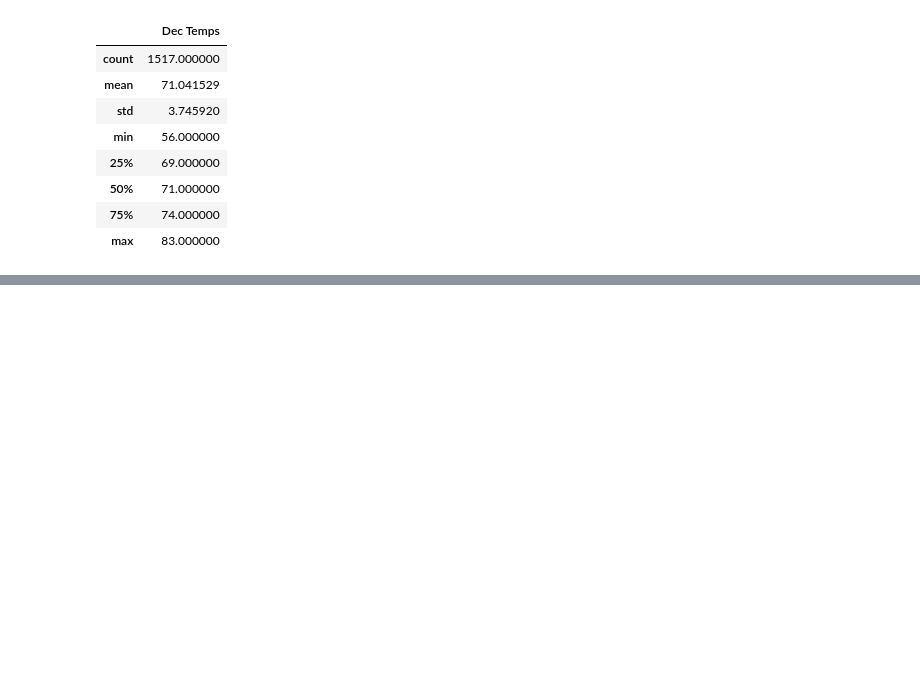
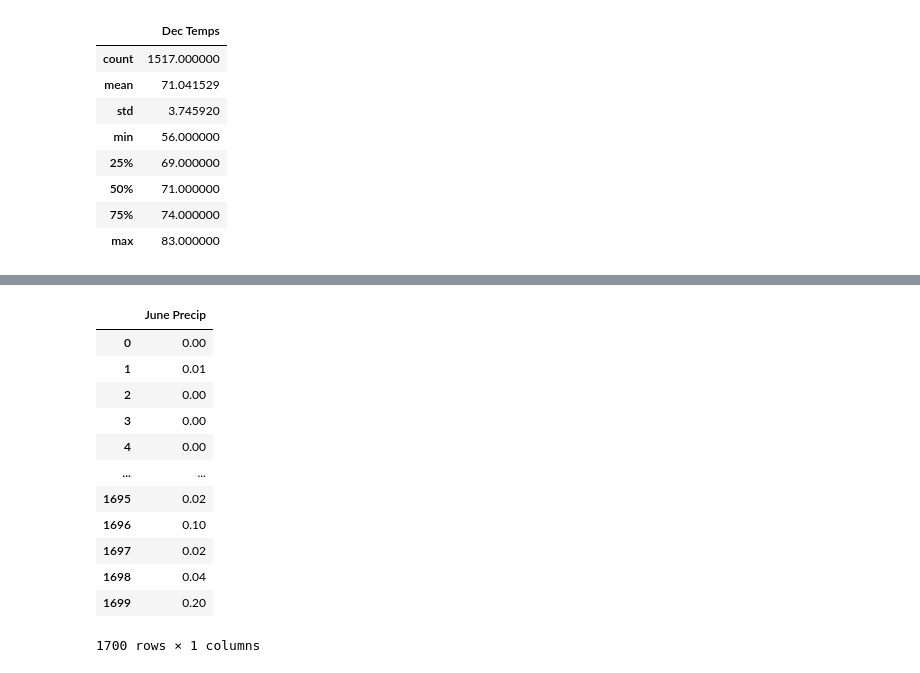
Before and after one commit to linnearice/surfs_up, a Jupyter notebook: SurfsUp_Challenge.ipynb, the cells around one changed output, grey strips where cells are left out. Drawn from its saved outputs; the diff is of its cells as text; code cells hidden in the pictures; blank space fills up the shorter version.

```diff
--- a/SurfsUp_Challenge.ipynb
+++ b/SurfsUp_Challenge.ipynb
@@ -167,3 +167,7 @@ dec_df.describe()
 | 50% | 71.000000 |
 | 75% | 74.000000 |
 | max | 83.000000 |
+# %%
+results_june_precip = []
+results_june_precip =    session.query(Measurement.prcp).filter(extract("month",Measurement.date) == 6).all()
+results_june_precip
@@ -169,0 +192,18 @@ dec_df.describe()
+# %%
+results_june_precip = list(np.ravel(results_june_precip))
+june_precip_df = pd.DataFrame(results_june_precip,columns=['June Precip'])
+june_precip_df
+# %% [output]
+|  | June Precip |
+| 0 | 0.00 |
+| 1 | 0.01 |
+| 2 | 0.00 |
+| 3 | 0.00 |
+| 4 | 0.00 |
+| ... | ... |
+| 1695 | 0.02 |
+| 1696 | 0.10 |
+| 1697 | 0.02 |
+| 1698 | 0.04 |
+| 1699 | 0.20 |
+1700 rows × 1 columns
```
Also changed, not shown: parts of 5 cells of this notebook.
